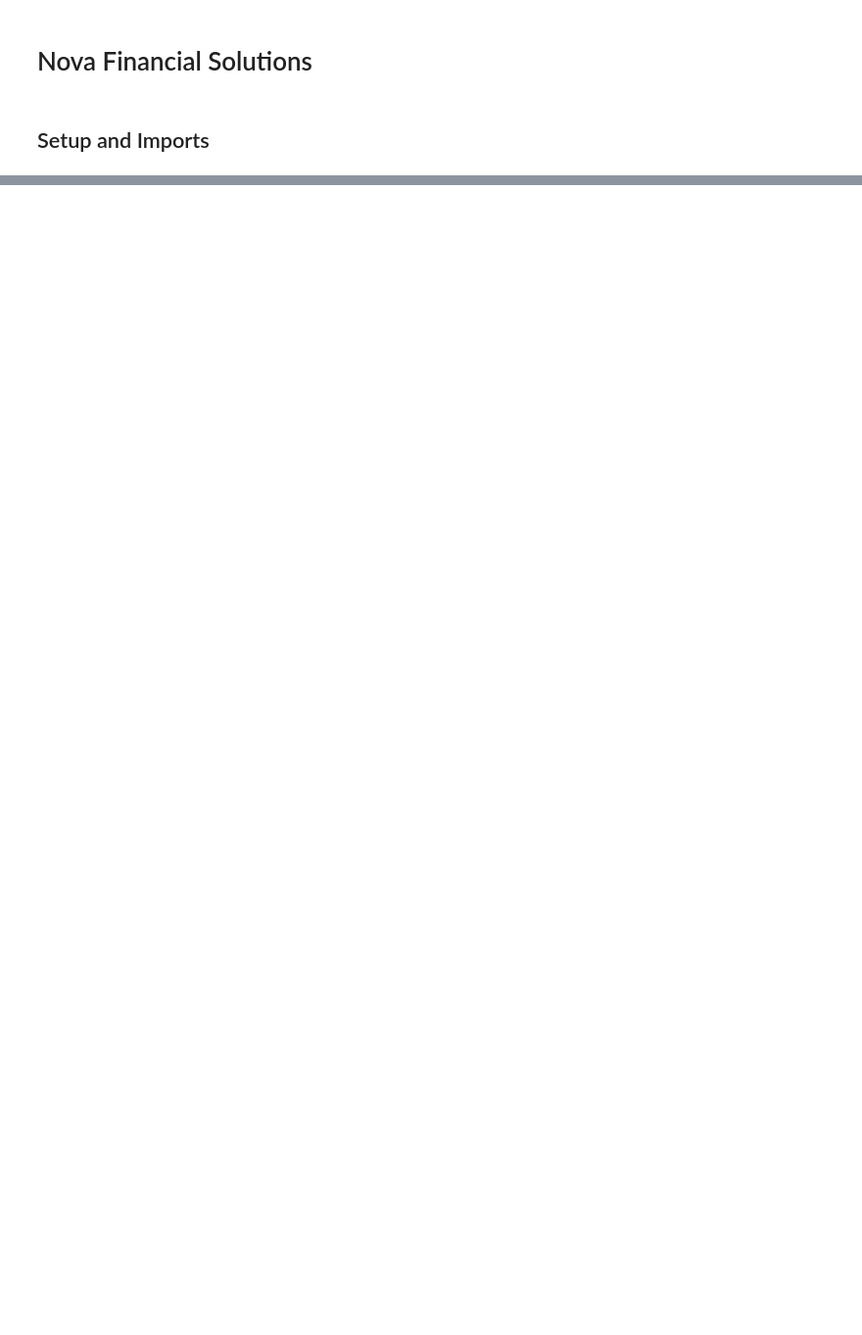
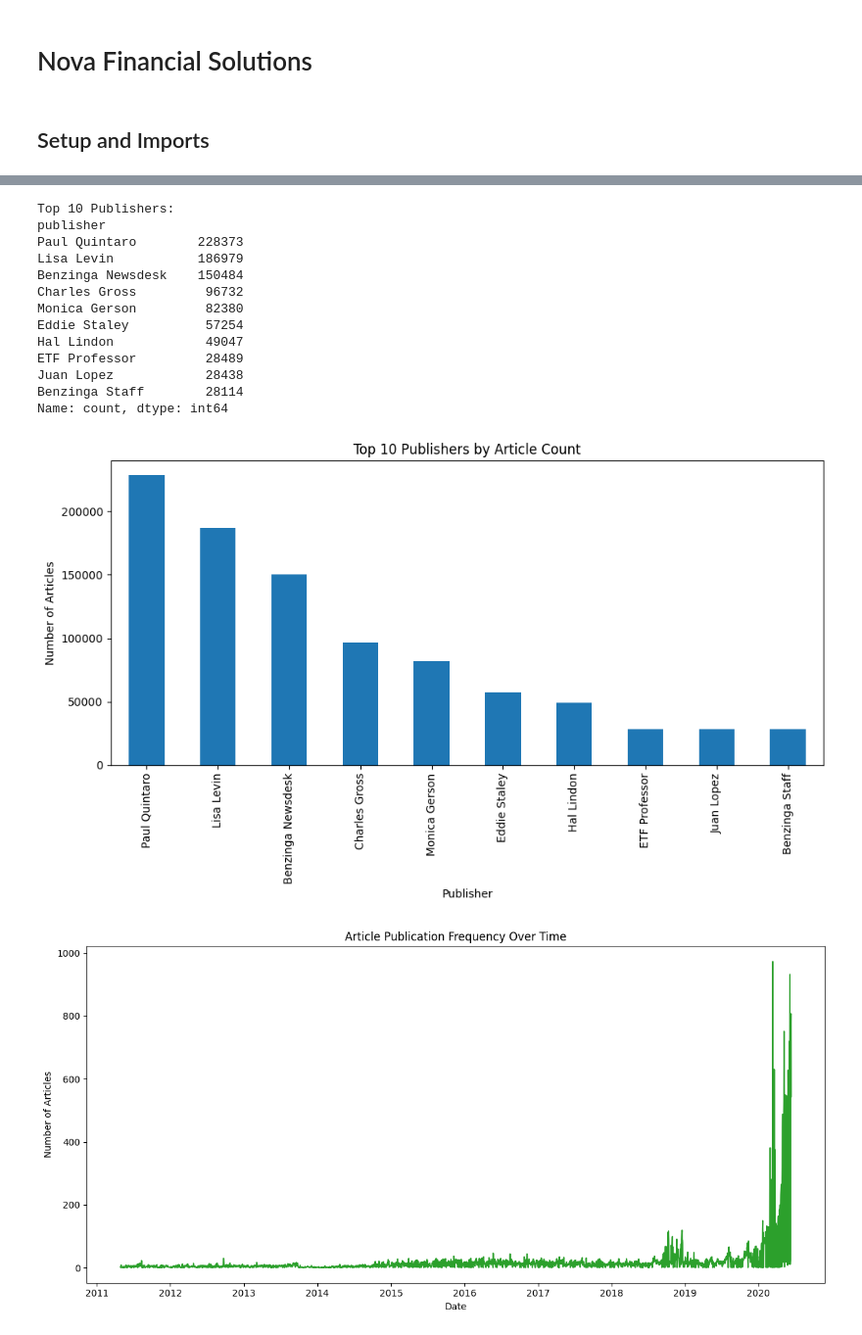
Before and after one commit to mesay-tadesse/financial-news-and-stock-price-integration, a Jupyter notebook: notebooks/EDA.ipynb, the cells around one changed output, grey strips where cells are left out. Shown at 98% size. Saved outputs shown, nothing was run; the diff lists cells and outputs as text; code cells hidden in the pictures; blank space fills up the shorter version.

Commit message:
feat: Publisher Analysis

```diff
--- a/notebooks/EDA.ipynb
+++ b/notebooks/EDA.ipynb
@@ -43,3 +45,9 @@ Sample Data:
 | 2 | 2 | 71 Biggest Movers From Friday | https://www.benzinga.com/news/20/... | Lisa Levin | 2020-05-26 04:30:07-04:00 | A |
 | 3 | 3 | 46 Stocks Moving In Friday's Mid-... | https://www.benzinga.com/news/20/... | Lisa Levin | 2020-05-22 12:45:06-04:00 | A |
 | 4 | 4 | B of A Securities Maintains Neutr... | https://www.benzinga.com/news/20/... | Vick Meyer | 2020-05-22 11:38:59-04:00 | A |
+# %%
+#Descriptive Statistics (Headline Length)
+
+df['headline_length'] = df['headline'].apply(lambda x: len(str(x).split()))  # Faster than word_tokenize
+print("\nHeadline Length Statistics:")
+print(df['headline_length'].describe())
@@ -45,0 +65,43 @@ Sample Data:
+# %%
+# Publisher Analysis
+publisher_counts = df['publisher'].value_counts()
+print("\nTop 10 Publishers:")
+print(publisher_counts.head(10))
+
+# Visualization: Top 10 publishers
+plt.figure(figsize=(10, 6))
+publisher_counts.head(10).plot(kind='bar', color='#1f77b4')
+plt.title('Top 10 Publishers by Article Count')
+plt.xlabel('Publisher')
+plt.ylabel('Number of Articles')
+plt.tight_layout()
+
+
+# Publication Date Trends
+df['date'] = pd.to_datetime(df['date'], utc=True, errors='coerce')
+df['date_only'] = df['date'].dt.date
+daily_counts = df.groupby('date_only').size()
+
+# Visualization: Publication frequency
+plt.figure(figsize=(12, 6))
+daily_counts.plot(color='#2ca02c')
+plt.title('Article Publication Frequency Over Time')
+plt.xlabel('Date')
+plt.ylabel('Number of Articles')
+plt.tight_layout()
+# %% [output]
+Top 10 Publishers:
+publisher
+Paul Quintaro        228373
+Lisa Levin           186979
+Benzinga Newsdesk    150484
+Charles Gross         96732
+Monica Gerson         82380
+Eddie Staley          57254
+Hal Lindon            49047
+ETF Professor         28489
+Juan Lopez            28438
+Benzinga Staff        28114
+Name: count, dtype: int64
+[figure, added]
+[figure, added]
```
Also changed, not shown: parts of 2 cells of this notebook.
